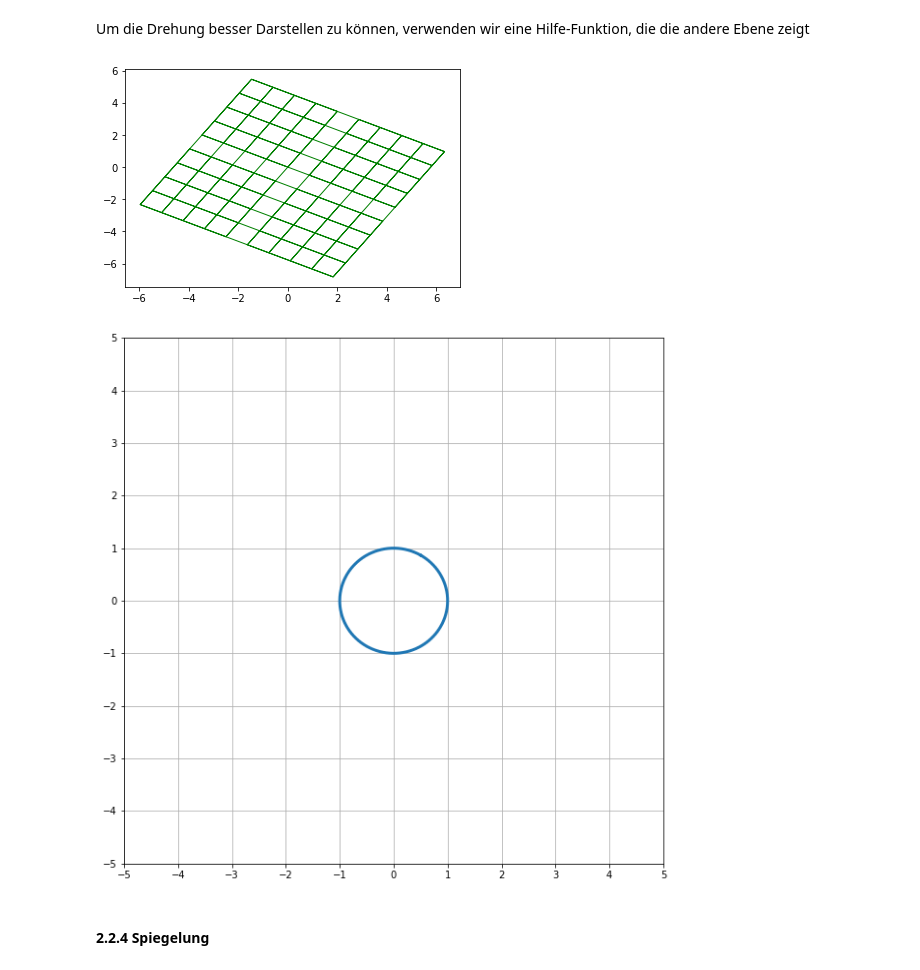
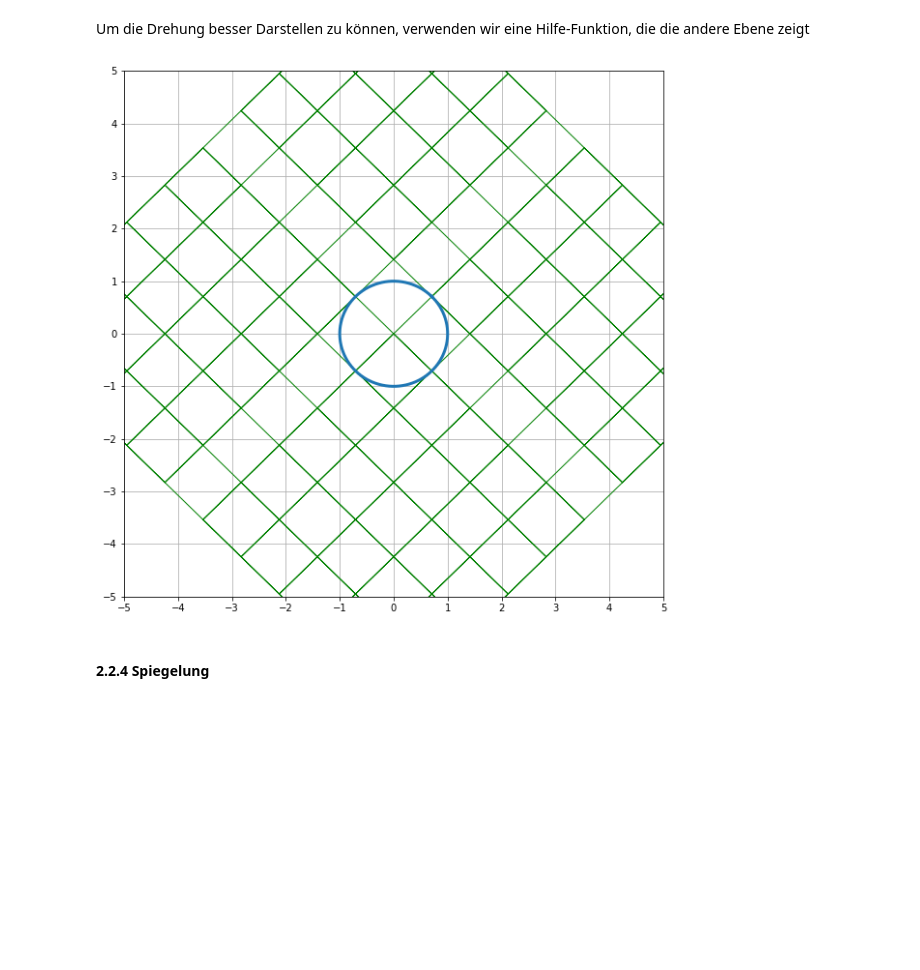
Before and after one commit to greatmerlin/SA_Lineare_Transformationen, a Jupyter notebook: Lineare_Transformationen.ipynb, the cells around one changed output. Drawn from its saved outputs; the diff is of its cells as text; code cells hidden in the pictures; blank space fills up the shorter version.

```diff
--- a/Lineare_Transformationen.ipynb
+++ b/Lineare_Transformationen.ipynb
@@ -347,30 +376,28 @@ def draw_grid(e1, e2, x_achse, y_achse, color='green', line_width=1):
 # %%
-def drehen(Vektor, theta_degrees):
-    theta = np.radians(theta_degrees)
+def rotate(vector, alpha_in_degrees, clockwise_direction = False):
+    alpha = np.radians(alpha_in_degrees) # Transform degrees into radians
 
-    e1 = np.array([np.cos(theta), np.sin(theta)])
-    e2 = np.array([-np.sin(theta), np.cos(theta)])
+    if clockwise_direction == True:
+        alpha = alpha * -1 # Reverse the sign
 
-    M = np.array([e1, e2])
-    LinAb = M @ Vektor
-    return LinAb
+    e1 = np.array([np.cos(alpha), np.sin(alpha)])
+    e2 = np.array([-np.sin(alpha), np.cos(alpha)])
+
+    A = np.array([e1, e2]) # Create linear transformation matrix
+    result = A @ vector # Do the linear transformation
+    return result
-# %%
-theta_degrees = 60
-
-x_achse = [-5,5]
-y_achse = [-5,5]
-
-e1 = np.array([1, 0])
-e2 = np.array([0, 1])
-
-drehenX = drehen(e1, theta_degrees)
-drehenY = drehen(e2, theta_degrees)
-
-draw_grid(drehenX, drehenY, x_lim, y_lim)
-kreisLinAb(drehenX, drehenY)
-# %% [output]
-[figure, removed]
-[figure, removed]
+# %%
+alpha_in_degrees = 45 # Play around
+clockwise_direction = False
+
+rotate1 = rotate(e1, alpha_in_degrees, clockwise_direction) # Rotate vector by 45 degrees in counter clockwise
+rotate2 = rotate(e2, alpha_in_degrees, clockwise_direction) # Rotate vector by 45 degrees in counter clockwise
+
+setup_plot_figure(x_lim, y_lim)
+draw_grid(rotate1, rotate2, x_lim, y_lim)
+draw_unit_circle(rotate1, rotate2)
+# %% [output]
+[figure, added]
 # %% [markdown]
 #### 2.2.4 Spiegelung
 # %%
```
Also changed, not shown: parts of 24 cells of this notebook.
